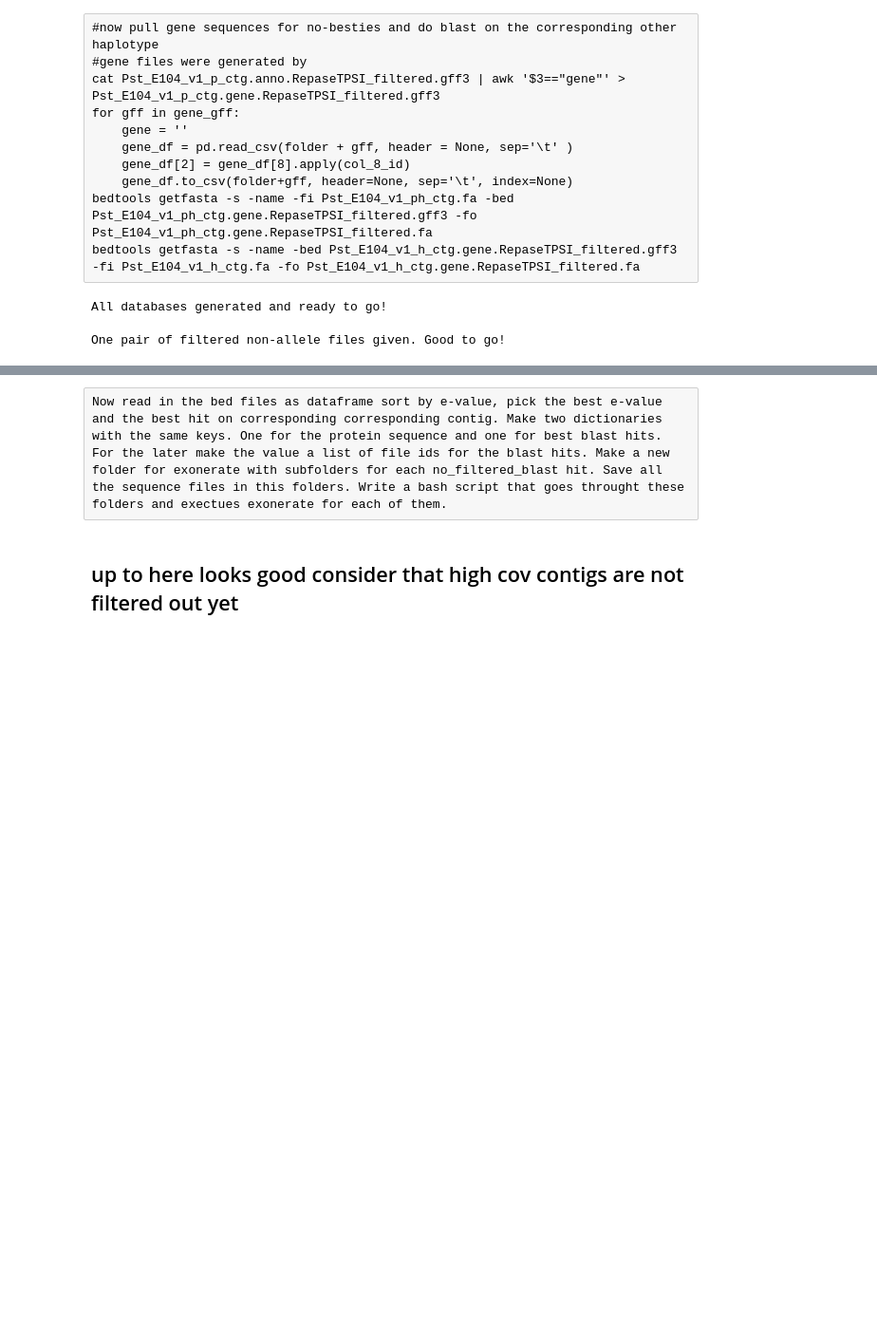
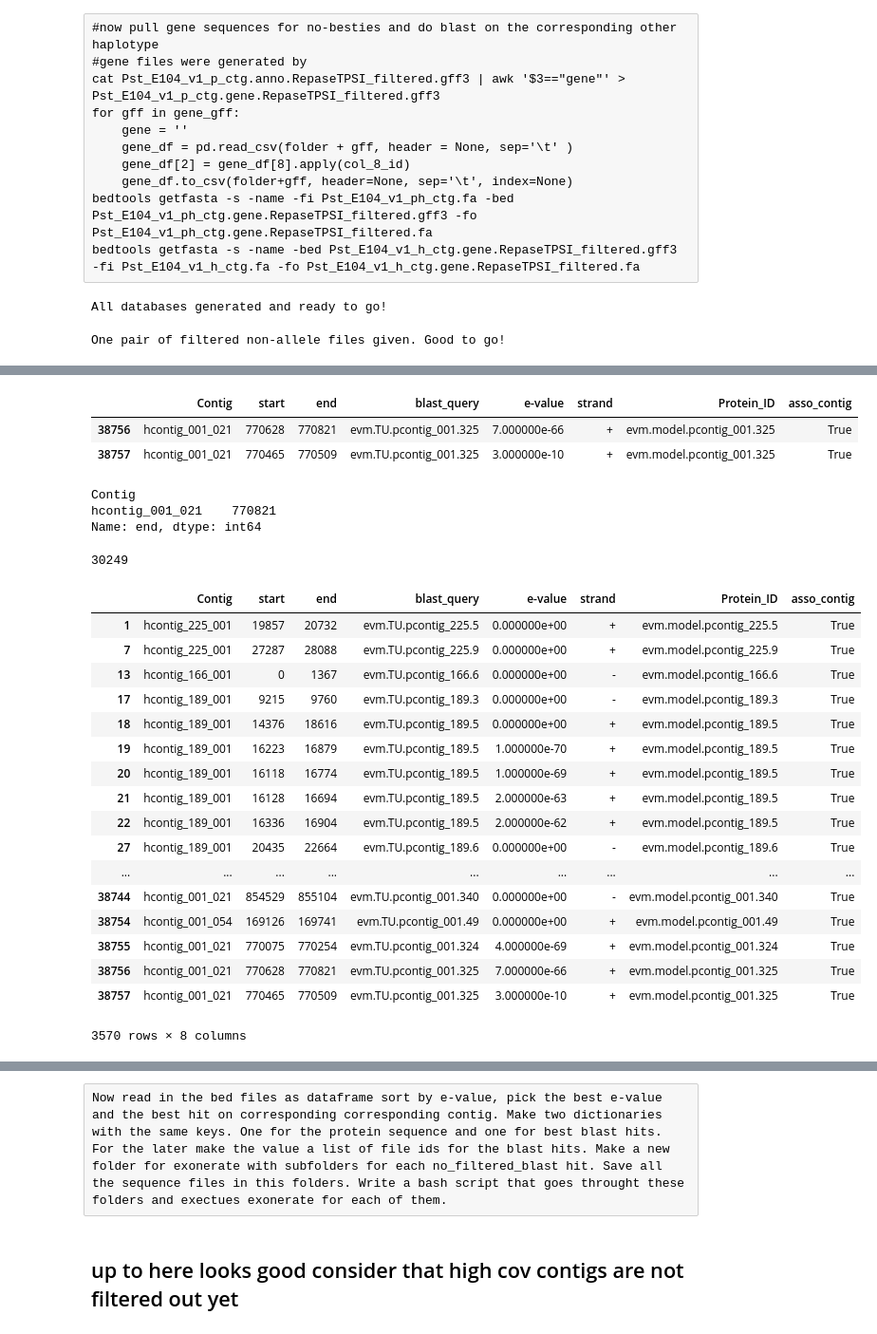
Before and after one commit to BenjaminSchwessinger/Pst_104E_analysis, a Jupyter notebook: Pst_104E_v12_missing_allele_analysis.ipynb, the cells around one changed output, grey strips where cells are left out. Shown at 95% size. Drawn from its saved outputs; the diff is of its cells as text; code cells hidden in the pictures; blank space fills up the shorter version.

```diff
--- a/Pst_104E_v12_missing_allele_analysis.ipynb
+++ b/Pst_104E_v12_missing_allele_analysis.ipynb
@@ -54,3 +68,14 @@ def blast_outfmt6_to_bed(x):
+# %%
+def same_contig_blast(x,y):
+    '''Function that checks if the blast hit in columne x is on the same contig as the the query sequence in
+    column y.
+    '''
+    q_contig = x.split('.')[2].split('_')[1]
+    hit_contig = y.split('_')[1]
+    if q_contig == hit_contig:
+        return True
+    else:
+        return False
 # %%
 #Define the PATH
 BASE_AA_PATH = '/home/benjamin/genome_assembly/PST79/FALCON/p_assemblies/v9_1/Pst_104E_v12'
@@ -81,16 +113,14 @@ protein_fa_files = [os.path.join(BASE_A_PATH, x) for x in os.listdir(BASE_A_PATH
 #read in protein ids for p and h contigs and store names in a list in a dict with unique key id [first part of
 #file name].
 fa_protein_dict = {}
+fa_protein_seq_dict = {}
 fa_protein_length_dict = {}
 for file in protein_fa_files:
     seq_list = []
     length_list =[]
     for seq in SeqIO.parse(open(file), 'fasta'):
-        seq_list.append(seq.id)
-        length_list.append(len(seq.seq))
-    key_name = file.split('.')[0]
-    fa_protein_dict[key_name] = seq_list
-    fa_protein_length_dict[key_name] = dict(zip(seq_list, length_list))
+        fa_protein_seq_dict[seq.id] = seq
+        fa_protein_length_dict[seq.id] = len(seq)
 # %%
 #get the file names of the no allele cases including the filtered settings with Qcov and PctID cut offs and the no alleles
 #at all that in principle is all p and h proteins without a blast hit with a given e-value right now 0.001
@@ -434,14 +225,0 @@ bedtools getfasta -s -name -bed Pst_E104_v1_h_ctg.gene.RepaseTPSI_filtered.gff3
-# %%
-def blast_outfmt6_to_bed(x):
-    blast_fo = open(x, 'r')
-    blast_lines = blast_fo.readlines()
-    bed_file_name = x + '.bed'
-    bed_fo = open(bed_file_name, 'w+')
-    for l in blast_lines:
-        content = l.split('\t')
-        if int(content[8]) - int(content[9]) < 1:
-            print(content[1], int(content[8]) -1, content[9], content[0], content[10], "+", sep="\t", file=bed_fo)
-        else:
-            print(content[1], int(content[9]) -1, content[8],  content[0], content[10], "-", sep = "\t", file=bed_fo)
-    blast_fo.close()
-    bed_fo.close()
@@ -554,0 +270,5 @@ for file in nfb_gene_blast_bed_df_filtered:
+# %%
+#now convert all the gene level against genome blast hits to bed files
+no_filtered_allele_gene_genome_blast_bed_dict = {}
+for key, value in no_filtered_allele_gene_genome_blast_dict.items():
+    no_filtered_allele_gene_genome_blast_bed_dict[key] = blast_outfmt6_to_bed(value)
@@ -554,0 +637,37 @@ for file in nfb_gene_blast_bed_df_filtered:
+# %%
+tmp_protein_id_df
+# %% [output]
+|  | Contig | start | end | blast_query | e-value | strand | Protein_ID | asso_contig |
+| 38756 | hcontig_001_021 | 770628 | 770821 | evm.TU.pcontig_001.325 | 7.000000e-66 | + | evm.model.pcontig_001.325 | True |
+| 38757 | hcontig_001_021 | 770465 | 770509 | evm.TU.pcontig_001.325 | 3.000000e-10 | + | evm.model.pcontig_001.325 | True |
+# %%
+tmp_protein_id_df.groupby('Contig')['end'].max()
+# %% [output]
+Contig
+hcontig_001_021    770821
+Name: end, dtype: int64
+# %%
+len(fa_protein_seq_dict)
+# %% [output]
+30249
+# %%
+tmp_same_contig_df
+# %% [output]
+|  | Contig | start | end | blast_query | e-value | strand | Protein_ID | asso_contig |
+| 1 | hcontig_225_001 | 19857 | 20732 | evm.TU.pcontig_225.5 | 0.000000e+00 | + | evm.model.pcontig_225.5 | True |
+| 7 | hcontig_225_001 | 27287 | 28088 | evm.TU.pcontig_225.9 | 0.000000e+00 | + | evm.model.pcontig_225.9 | True |
+| 13 | hcontig_166_001 | 0 | 1367 | evm.TU.pcontig_166.6 | 0.000000e+00 | - | evm.model.pcontig_166.6 | True |
+| 17 | hcontig_189_001 | 9215 | 9760 | evm.TU.pcontig_189.3 | 0.000000e+00 | - | evm.model.pcontig_189.3 | True |
+| 18 | hcontig_189_001 | 14376 | 18616 | evm.TU.pcontig_189.5 | 0.000000e+00 | + | evm.model.pcontig_189.5 | True |
+| 19 | hcontig_189_001 | 16223 | 16879 | evm.TU.pcontig_189.5 | 1.000000e-70 | + | evm.model.pcontig_189.5 | True |
+| 20 | hcontig_189_001 | 16118 | 16774 | evm.TU.pcontig_189.5 | 1.000000e-69 | + | evm.model.pcontig_189.5 | True |
+| 21 | hcontig_189_001 | 16128 | 16694 | evm.TU.pcontig_189.5 | 2.000000e-63 | + | evm.model.pcontig_189.5 | True |
+| 22 | hcontig_189_001 | 16336 | 16904 | evm.TU.pcontig_189.5 | 2.000000e-62 | + | evm.model.pcontig_189.5 | True |
+| 27 | hcontig_189_001 | 20435 | 22664 | evm.TU.pcontig_189.6 | 0.000000e+00 | - | evm.model.pcontig_189.6 | True |
+| ... | ... | ... | ... | ... | ... | ... | ... | ... |
+| 38744 | hcontig_001_021 | 854529 | 855104 | evm.TU.pcontig_001.340 | 0.000000e+00 | - | evm.model.pcontig_001.340 | True |
+| 38754 | hcontig_001_054 | 169126 | 169741 | evm.TU.pcontig_001.49 | 0.000000e+00 | + | evm.model.pcontig_001.49 | True |
+| 38755 | hcontig_001_021 | 770075 | 770254 | evm.TU.pcontig_001.324 | 4.000000e-69 | + | evm.model.pcontig_001.324 | True |
+| 38756 | hcontig_001_021 | 770628 | 770821 | evm.TU.pcontig_001.325 | 7.000000e-66 | + | evm.model.pcontig_001.325 | True |
+| 38757 | hcontig_001_021 | 770465 | 770509 | evm.TU.pcontig_001.325 | 3.000000e-10 | + | evm.model.pcontig_001.325 | True |
+3570 rows × 8 columns
```
Also changed, not shown: parts of 41 cells of this notebook.
